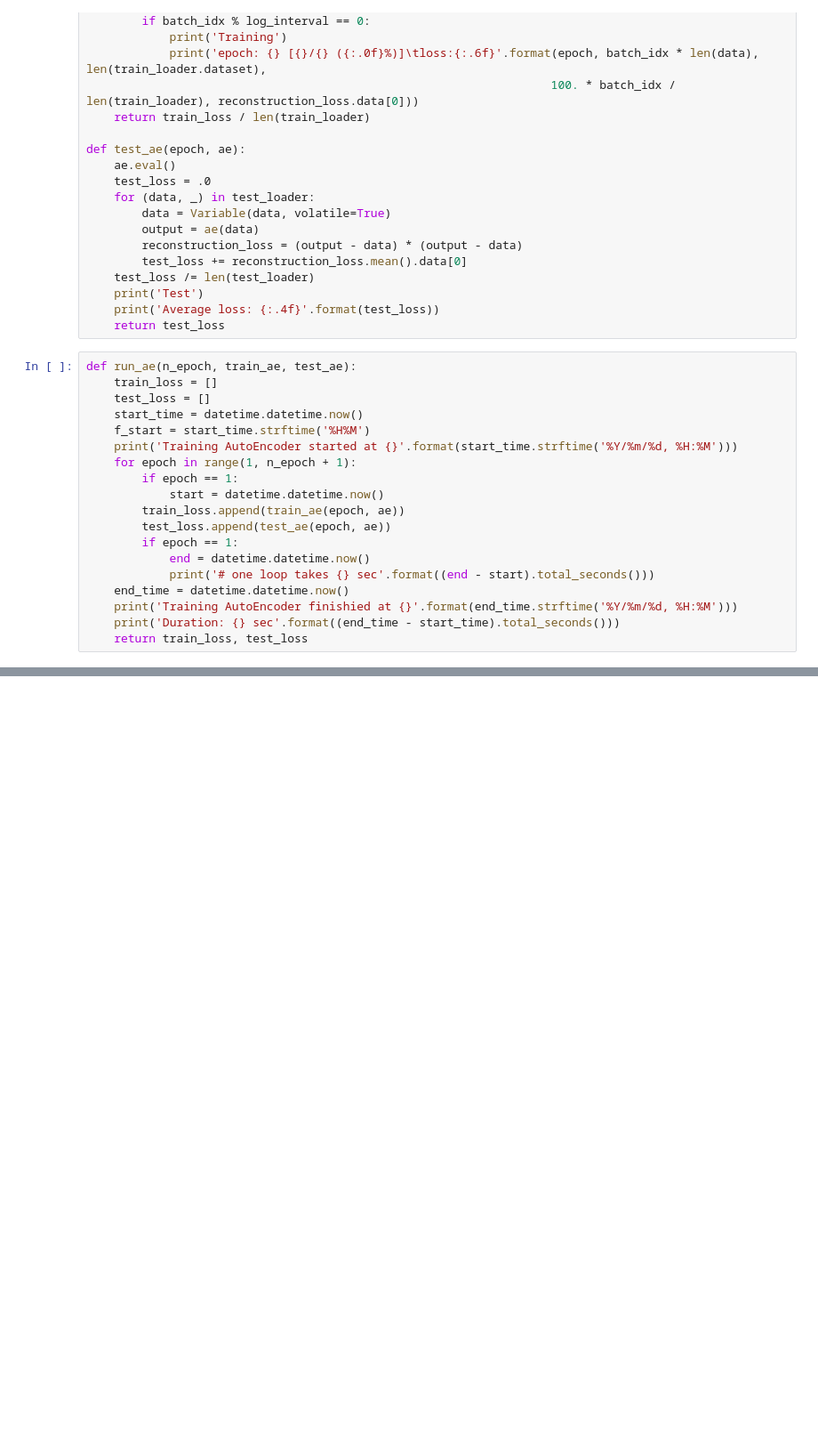
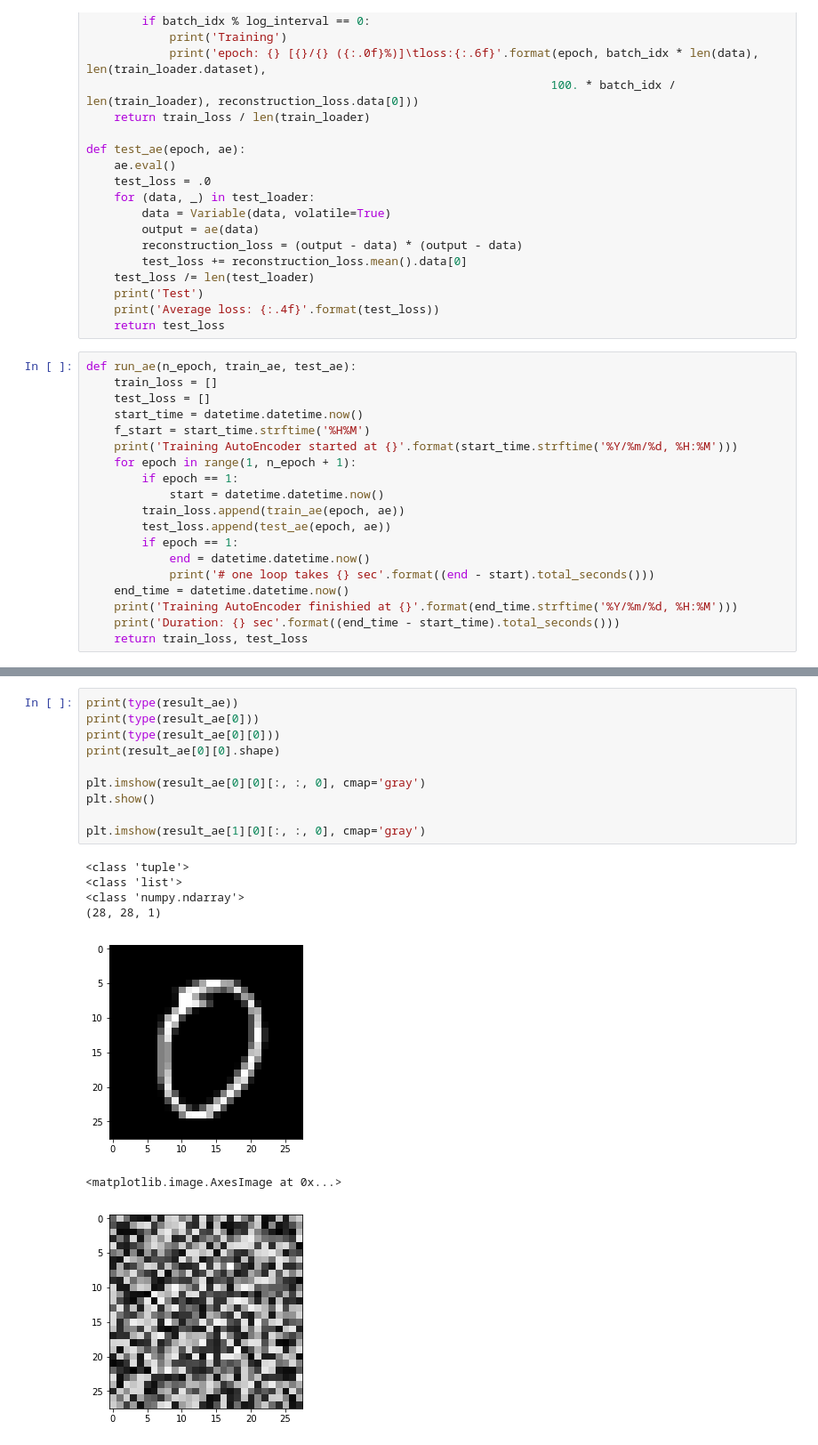
Before and after one commit to crcrpar/dl_material, a Jupyter notebook: 0_introduction_and_review.ipynb, the cells around one changed output, grey strips where cells are left out. Shown at 89% size. Saved outputs shown, nothing was run; the diff lists cells and outputs as text; blank space fills up the shorter version.

```diff
--- a/0_introduction_and_review.ipynb
+++ b/0_introduction_and_review.ipynb
@@ -830,0 +877,18 @@ plt.plot(result_df[result_df.digit == 0].x0, result_df[result_df.digit == 0].x1)
+# %%
+print(type(result_ae))
+print(type(result_ae[0]))
+print(type(result_ae[0][0]))
+print(result_ae[0][0].shape)
+
+plt.imshow(result_ae[0][0][:, :, 0], cmap='gray')
+plt.show()
+
+plt.imshow(result_ae[1][0][:, :, 0], cmap='gray')
+# %% [output]
+<class 'tuple'>
+<class 'list'>
+<class 'numpy.ndarray'>
+(28, 28, 1)
+[figure, added]
+<matplotlib.image.AxesImage at 0x...>
+[figure, added]
```
Also changed, not shown: parts of 16 cells of this notebook.
